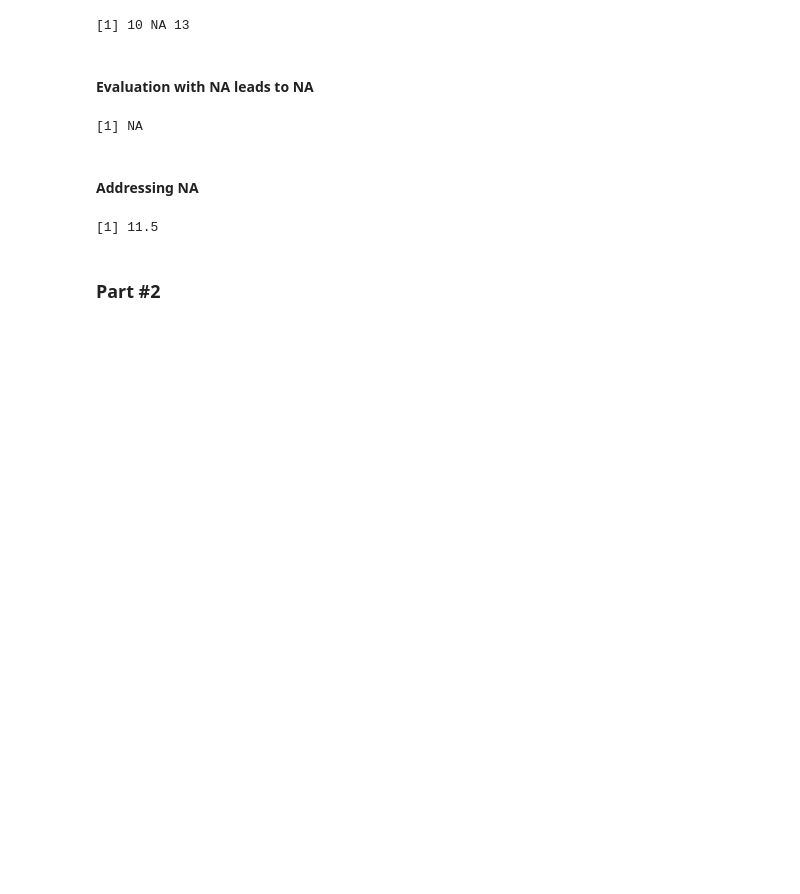
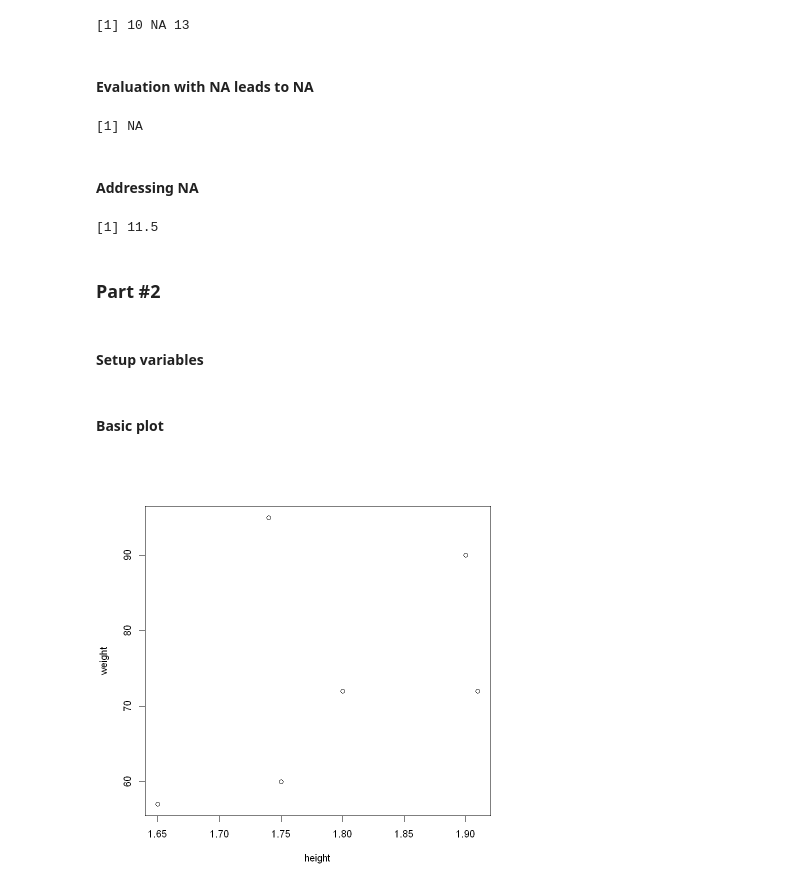
Before and after one commit to eogasawara/mylibrary, a Jupyter notebook: R-Basics.ipynb, the cells around one changed output. Saved outputs shown, nothing was run; the diff lists cells and outputs as text; code cells hidden in the pictures; blank space fills up the shorter version.

```diff
--- a/R-Basics.ipynb
+++ b/R-Basics.ipynb
@@ -217,3 +219,16 @@ average(x)
 [1] 11.5
 # %% [markdown]
 ### Part #2
+# %% [markdown]
+#### Setup variables
+# %%
+weight <- c(60, 72, 57, 90, 95, 72)
+height <- c(1.75, 1.80, 1.65, 1.90, 1.74, 1.91)
+subject <- c("A", "B", "C", "D", "E", "F")
+# %% [markdown]
+#### Basic plot
+# %%
+#options(repr.plot.width=5, repr.plot.height=5)
+plot(height, weight)
+# %% [output]
+[figure, added]
```
Also changed, not shown: parts of 101 cells of this notebook, 2 other files.
